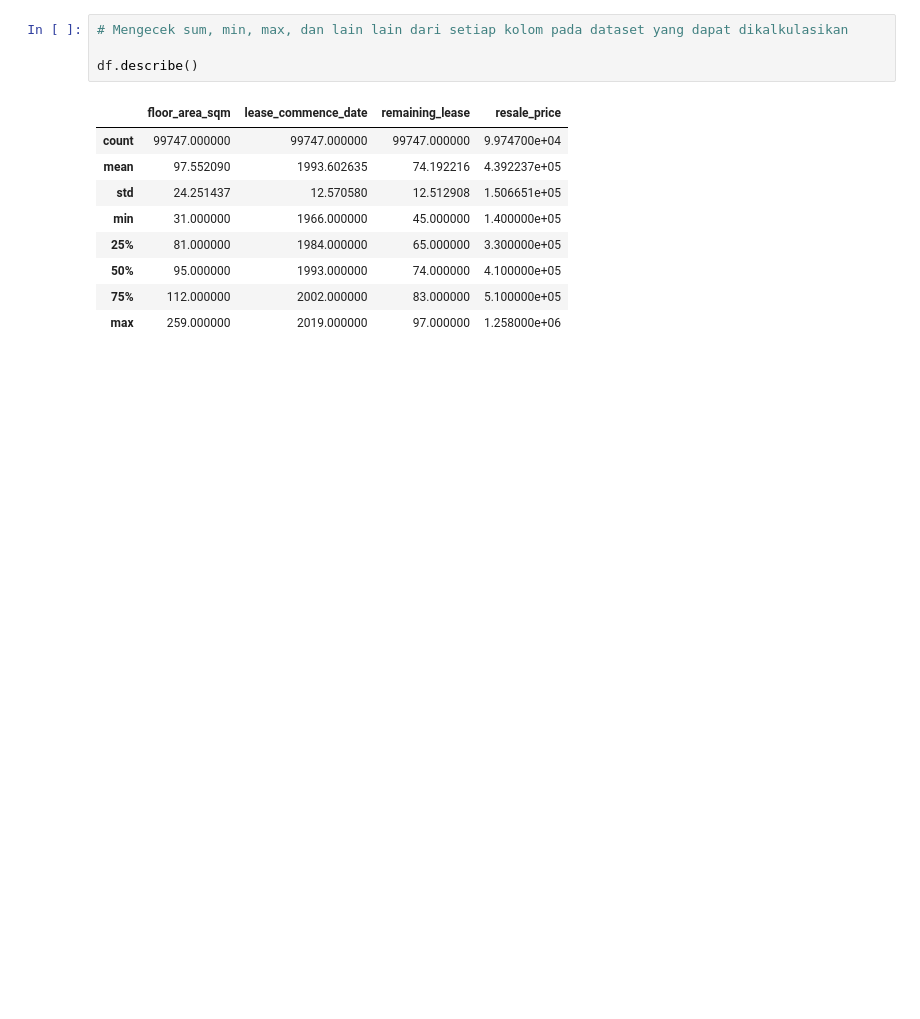
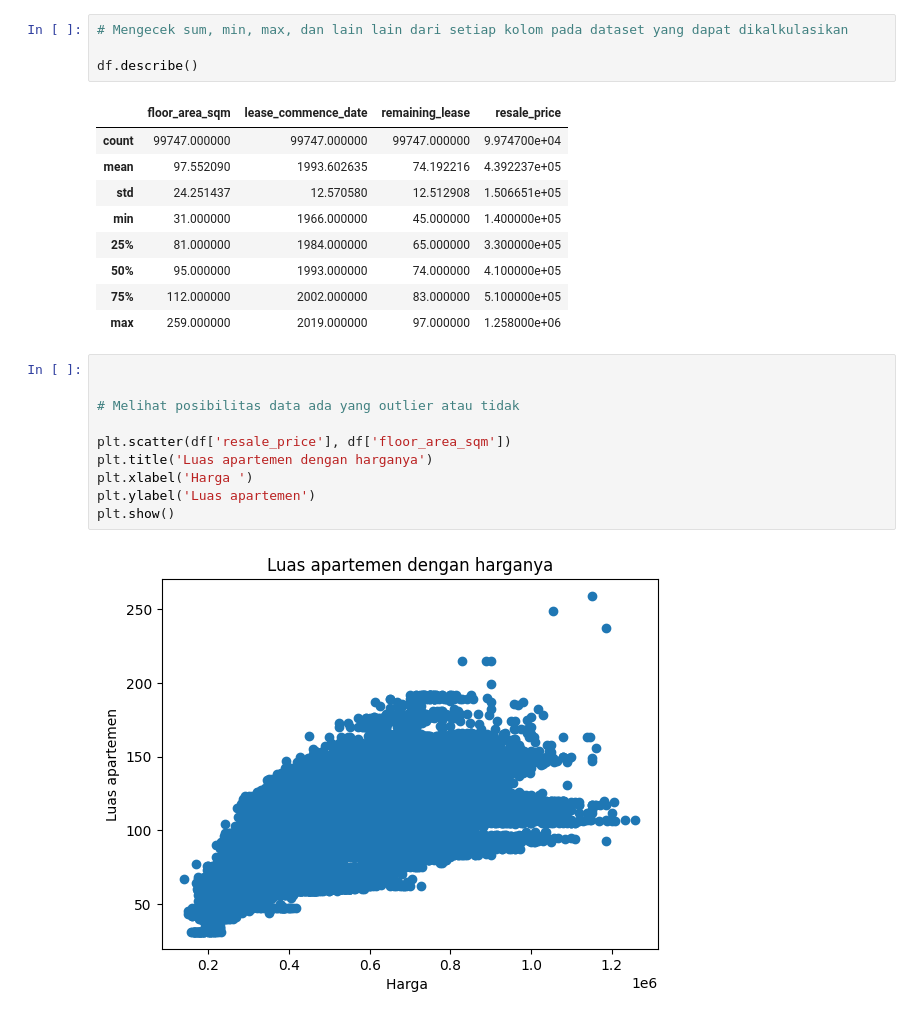
Before and after one commit to mhmhatta/SGResalePrice, a Jupyter notebook: Tubes PML Kelompok GaNi.ipynb, the cells around one changed output. Saved outputs shown, nothing was run; the diff lists cells and outputs as text; blank space fills up the shorter version.

Commit message:
Data Cleansing sudah siap

```diff
--- a/Tubes PML Kelompok GaNi.ipynb
+++ b/Tubes PML Kelompok GaNi.ipynb
@@ -208,3 +211,15 @@ df.describe()
 | 50% | 95.000000 | 1993.000000 | 74.000000 | 4.100000e+05 |
 | 75% | 112.000000 | 2002.000000 | 83.000000 | 5.100000e+05 |
 | max | 259.000000 | 2019.000000 | 97.000000 | 1.258000e+06 |
+# %%
+
+
+# Melihat posibilitas data ada yang outlier atau tidak
+
+plt.scatter(df['resale_price'], df['floor_area_sqm'])
+plt.title('Luas apartemen dengan harganya')
+plt.xlabel('Harga ')
+plt.ylabel('Luas apartemen')
+plt.show()
+# %% [output]
+[figure, added]
```
Also changed, not shown: parts of 11 cells of this notebook.
